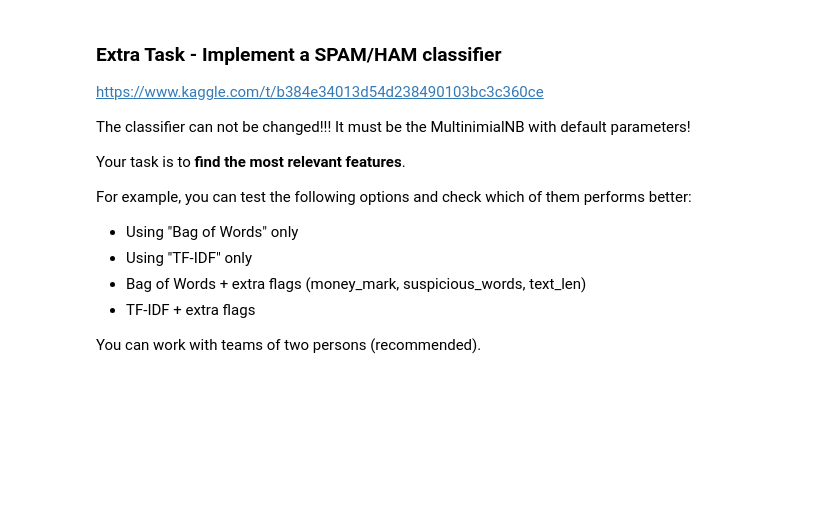
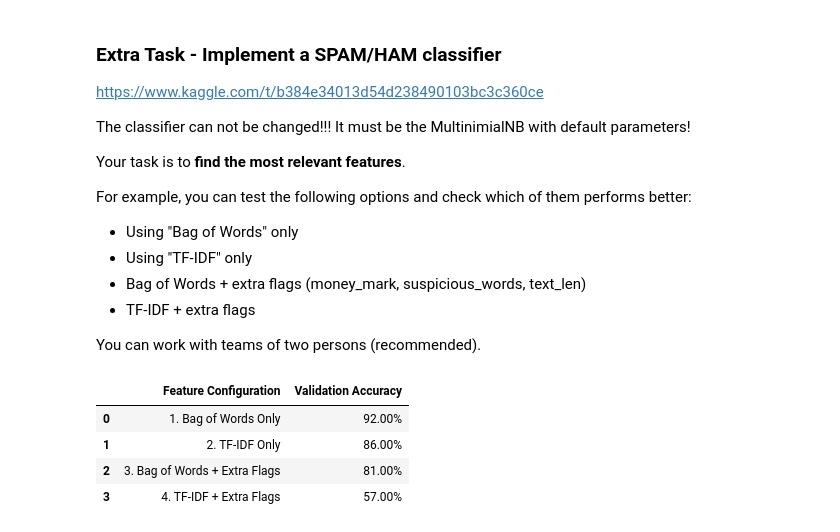
Before and after one commit to mahmoodasayeedi/lab-natural-language-processing, a Jupyter notebook: your-code/main.ipynb, the cells around one changed output. Drawn from its saved outputs; the diff is of its cells as text; code cells hidden in the pictures; blank space fills up the shorter version.

```diff
--- a/your-code/main.ipynb
+++ b/your-code/main.ipynb
@@ -331,0 +376,45 @@ You can work with teams of two persons (recommended).
+# %%
+# =========================================================================
+# EXPERIMENT 3: Bag of Words + Extra Flags
+# =========================================================================
+# Horizontally stack the BoW matrix with our 3 numerical feature columns
+X_train_exp3 = hstack([X_train_exp1, extra_features_train])
+X_val_exp3 = hstack([X_val_exp1, extra_features_val])
+
+model_exp3 = MultinomialNB() # Default parameters
+model_exp3.fit(X_train_exp3, y_train)
+acc_exp3 = accuracy_score(y_val, model_exp3.predict(X_val_exp3))
+# %%
+# =========================================================================
+# EXPERIMENT 4: TF-IDF + Extra Flags
+# =========================================================================
+# Horizontally stack the TF-IDF matrix with our 3 numerical feature columns
+X_train_exp4 = hstack([X_train_exp2, extra_features_train])
+X_val_exp4 = hstack([X_val_exp2, extra_features_val])
+
+model_exp4 = MultinomialNB() # Default parameters
+model_exp4.fit(X_train_exp4, y_train)
+acc_exp4 = accuracy_score(y_val, model_exp4.predict(X_val_exp4))
+# %%
+# =========================================================================
+# VISUALIZE THE BENCHMARK RESULTS
+# =========================================================================
+results_df = pd.DataFrame({
+    'Feature Configuration': [
+        '1. Bag of Words Only',
+        '2. TF-IDF Only',
+        '3. Bag of Words + Extra Flags',
+        '4. TF-IDF + Extra Flags'
+    ],
+    'Validation Accuracy': [acc_exp1, acc_exp2, acc_exp3, acc_exp4]
+})
+
+# Convert to clean percentages
+results_df['Validation Accuracy'] = results_df['Validation Accuracy'].map(lambda x: f"{x*100:.2f}%")
+display(results_df)
+# %% [output]
+|  | Feature Configuration | Validation Accuracy |
+| 0 | 1. Bag of Words Only | 92.00% |
+| 1 | 2. TF-IDF Only | 86.00% |
+| 2 | 3. Bag of Words + Extra Flags | 81.00% |
+| 3 | 4. TF-IDF + Extra Flags | 57.00% |
```
Also changed, not shown: parts of 13 cells of this notebook.
